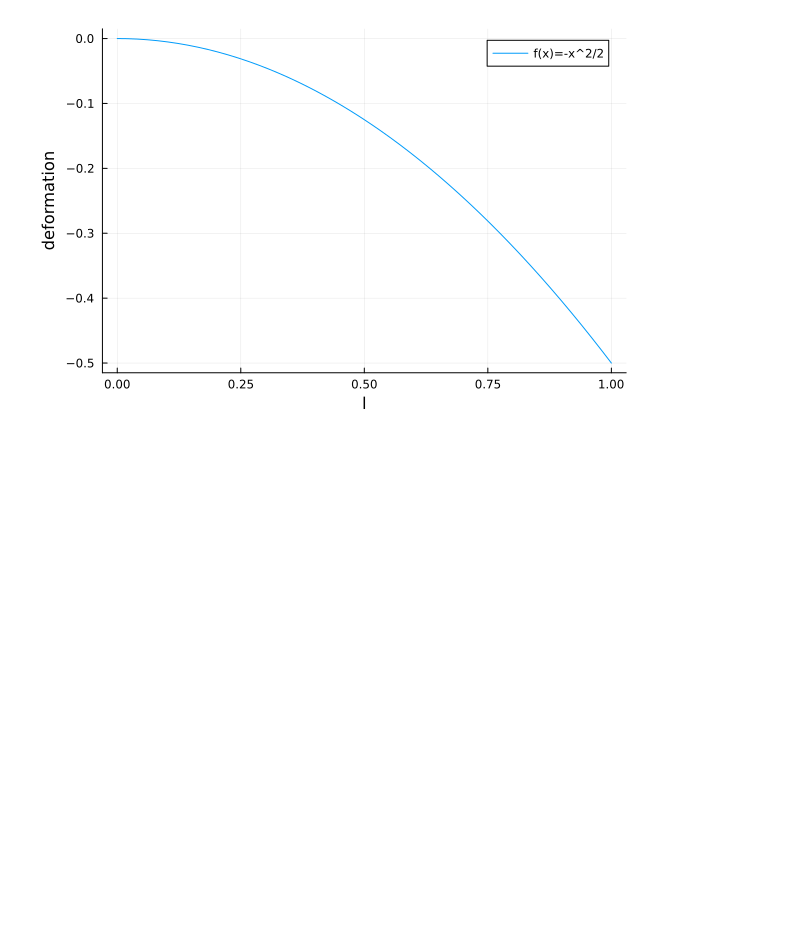
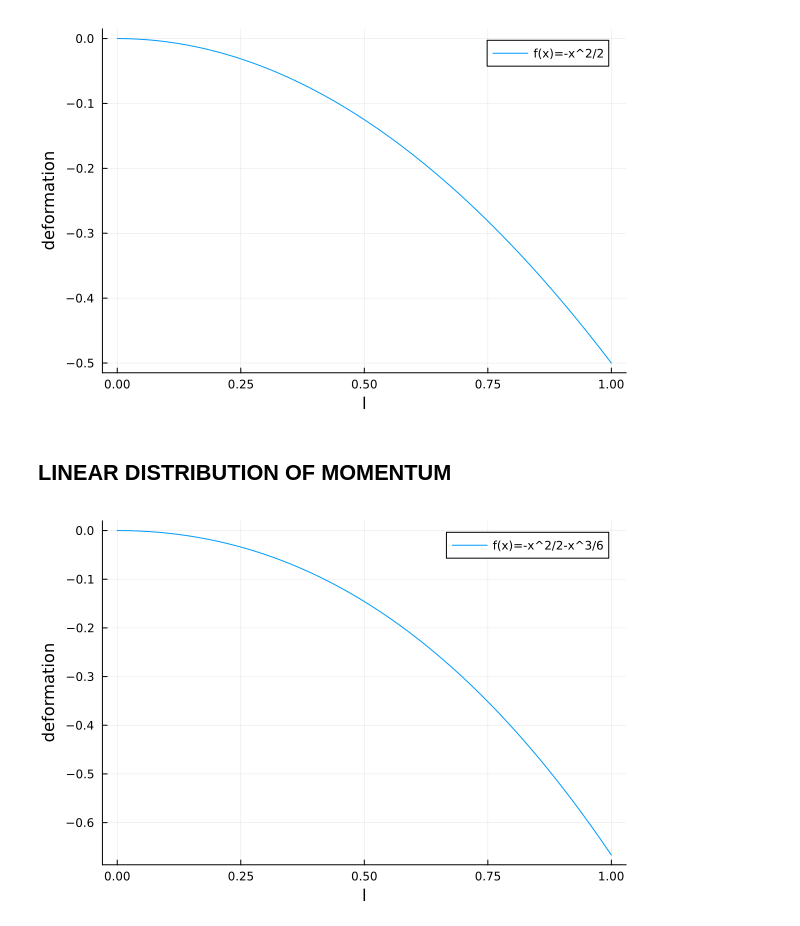
Before and after one commit to cosidelu/ENSAM-TUD01_G1, a Jupyter notebook: DAY 1 group 1.ipynb, the cells around one changed output. Drawn from its saved outputs; the diff is of its cells as text; code cells hidden in the pictures; blank space fills up the shorter version.

```diff
--- a/DAY 1 group 1.ipynb
+++ b/DAY 1 group 1.ipynb
@@ -33,3 +32,5 @@ y_values=f.(x_values)
 plot(x_values,y_values,label="f(x)=-x^2/2", xlabel="l",ylabel="deformation")
 # %% [output]
 [figure]
+# %% [markdown]
+## LINEAR DISTRIBUTION OF MOMENTUM
@@ -35,0 +44,12 @@ plot(x_values,y_values,label="f(x)=-x^2/2", xlabel="l",ylabel="deformation")
+# %%
+using Plots
+
+f(x) = -x^2/2-x^3/6
+
+x_values= range(0,l,50)
+
+y_values=f.(x_values)
+
+plot(x_values,y_values,label="f(x)=-x^2/2-x^3/6", xlabel="l",ylabel="deformation")
+# %% [output]
+[figure, added]
```
Also changed, not shown: parts of 11 cells of this notebook.
